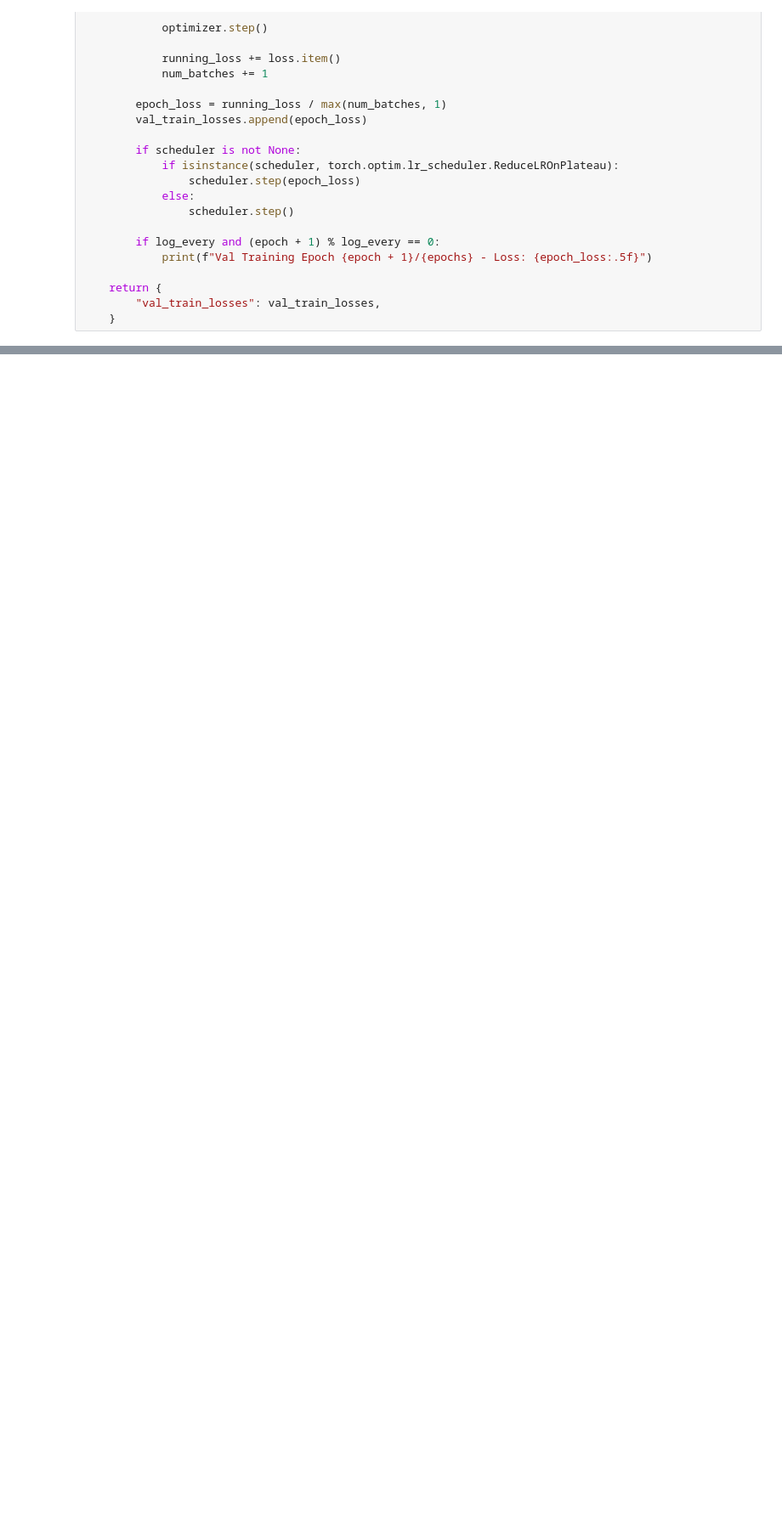
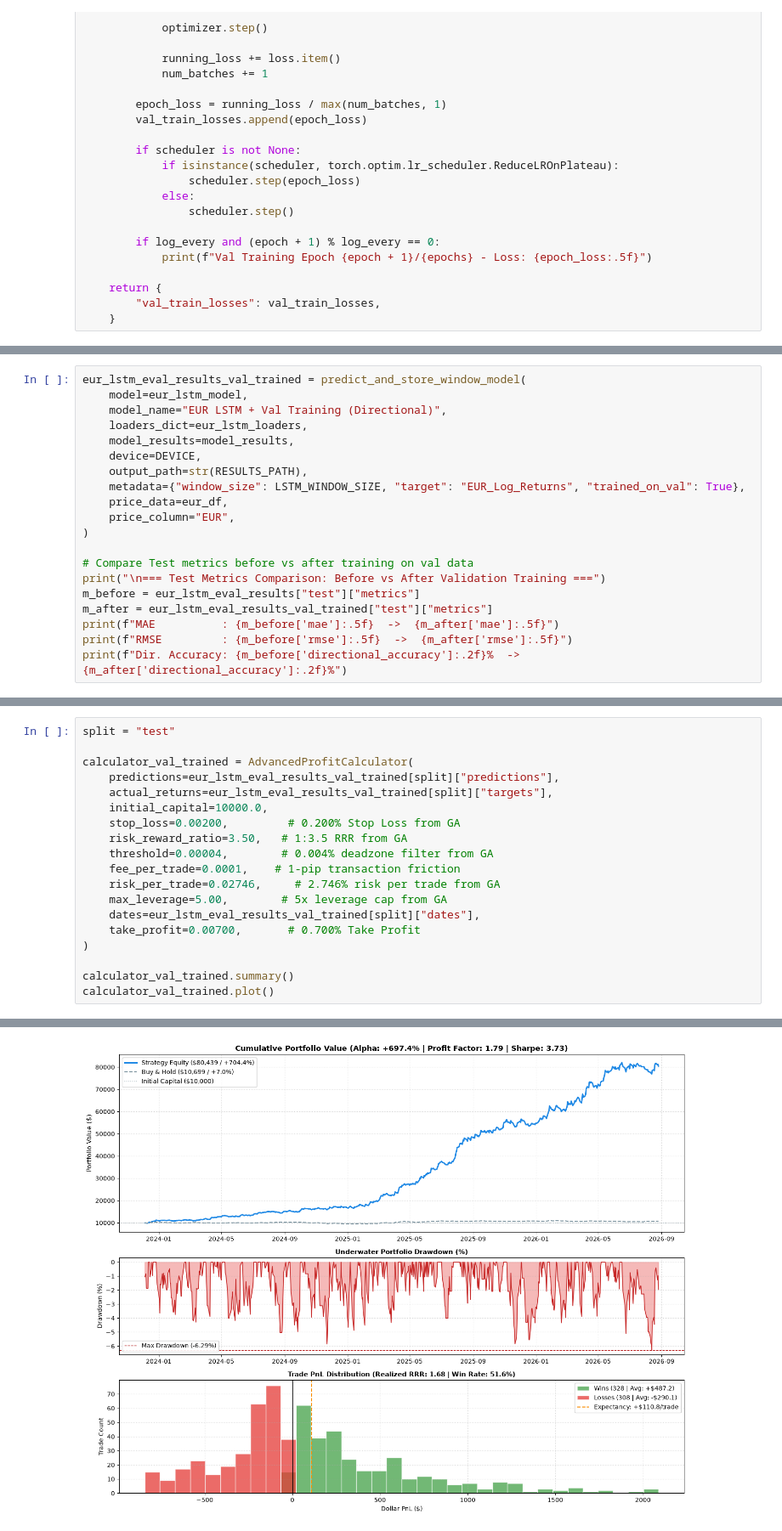
Before and after one commit to Princekumarofficial/potential-octo-sniffle, a Jupyter notebook: train.ipynb, the cells around one changed output, grey strips where cells are left out. Shown at 85% size. Drawn from its saved outputs; the diff is of its cells as text; blank space fills up the shorter version.

Commit message:
model export done

```diff
--- a/train.ipynb
+++ b/train.ipynb
@@ -1538,0 +1633,20 @@ calculator_val_trained.plot()
+# %%
+eur_lstm_eval_results_val_trained = predict_and_store_window_model(
+    model=eur_lstm_model,
+    model_name="EUR LSTM + Val Training (Directional)",
+    loaders_dict=eur_lstm_loaders,
+    model_results=model_results,
+    device=DEVICE,
+    output_path=str(RESULTS_PATH),
+    metadata={"window_size": LSTM_WINDOW_SIZE, "target": "EUR_Log_Returns", "trained_on_val": True},
+    price_data=eur_df,
+    price_column="EUR",
+)
+
+# Compare Test metrics before vs after training on val data
+print("\n=== Test Metrics Comparison: Before vs After Validation Training ===")
+m_before = eur_lstm_eval_results["test"]["metrics"]
+m_after = eur_lstm_eval_results_val_trained["test"]["metrics"]
+print(f"MAE          : {m_before['mae']:.5f}  ->  {m_after['mae']:.5f}")
+print(f"RMSE         : {m_before['rmse']:.5f}  ->  {m_after['rmse']:.5f}")
+print(f"Dir. Accuracy: {m_before['directional_accuracy']:.2f}%  ->  {m_after['directional_accuracy']:.2f}%")
@@ -1538,0 +1658,20 @@ calculator_val_trained.plot()
+# %%
+split = "test"
+
+calculator_val_trained = AdvancedProfitCalculator(
+    predictions=eur_lstm_eval_results_val_trained[split]["predictions"],
+    actual_returns=eur_lstm_eval_results_val_trained[split]["targets"],
+    initial_capital=10000.0,
+    stop_loss=0.00200,         # 0.200% Stop Loss from GA
+    risk_reward_ratio=3.50,   # 1:3.5 RRR from GA
+    threshold=0.00004,        # 0.004% deadzone filter from GA
+    fee_per_trade=0.0001,    # 1-pip transaction friction
+    risk_per_trade=0.02746,     # 2.746% risk per trade from GA
+    max_leverage=5.00,        # 5x leverage cap from GA
+    dates=eur_lstm_eval_results_val_trained[split]["dates"],
+    take_profit=0.00700,       # 0.700% Take Profit
+)
+
+calculator_val_trained.summary()
+calculator_val_trained.plot()
+# %% [output]
@@ -1538,0 +1695 @@ calculator_val_trained.plot()
+[figure, added]
```
Also changed, not shown: parts of 28 cells of this notebook, 4 other files.
